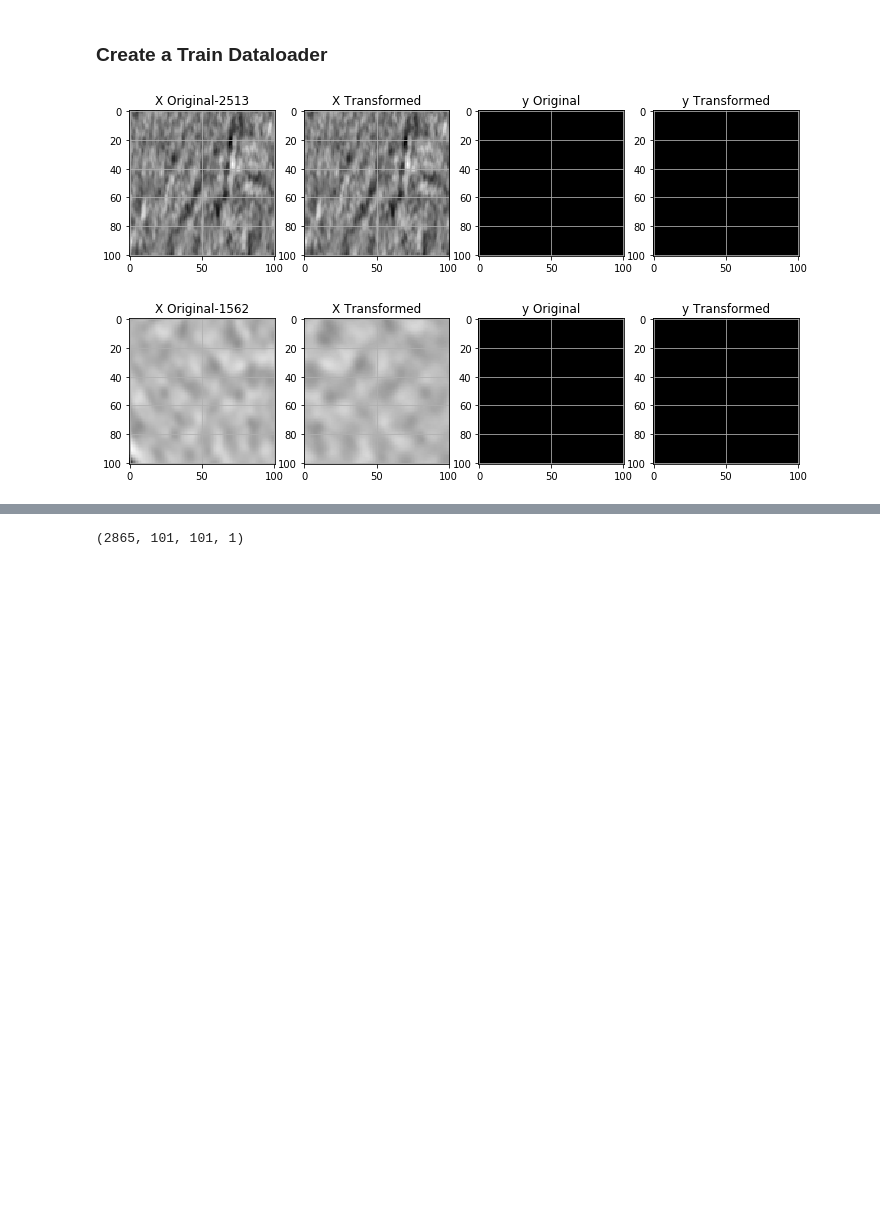
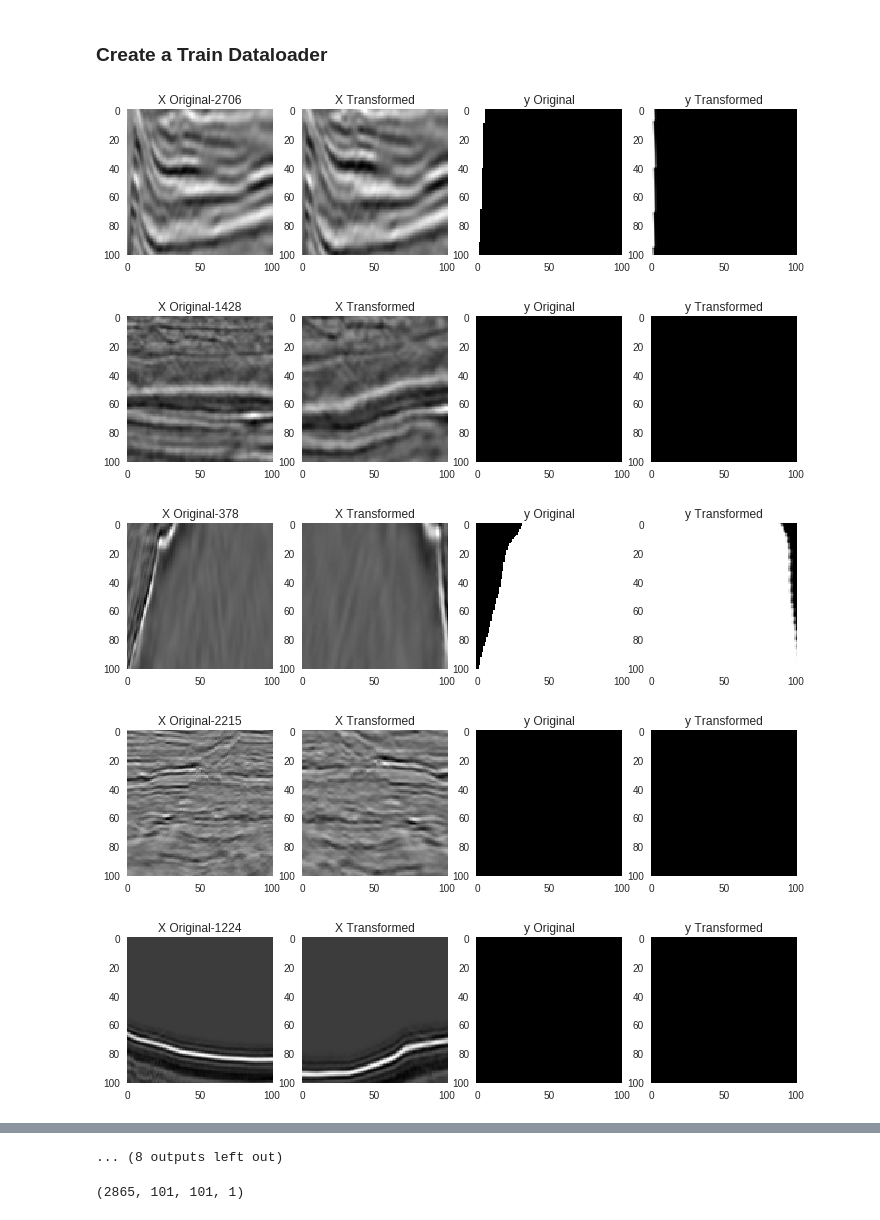
Before and after one commit to allen-q/salt_oil, a Jupyter notebook: salt_model_v24_data_pre_process.ipynb, the cells around one changed output, grey strips where cells are left out. Drawn from its saved outputs; the diff is of its cells as text; code cells hidden in the pictures; blank space fills up the shorter version.

```diff
--- a/salt_model_v24_data_pre_process.ipynb
+++ b/salt_model_v24_data_pre_process.ipynb
@@ -257,10 +290,10 @@ all_data = {
     'X_train_mean_img': X_train_mean_img
 }
 # %%
-hard_img_ids = [ e.split('\\')[-1].split('.')[0].split('_')+['HARD'] for e in glob.glob(f'./data/train_img_pred_hard/*.png')]
+'''hard_img_ids = [ e.split('\\')[-1].split('.')[0].split('_')+['HARD'] for e in glob.glob(f'./data/train_img_pred_hard/*.png')]
 df_hard_img_ids = pd.DataFrame(hard_img_ids, columns=['iou', 'id', 'depth', 'type'])
 easy_img_ids = [ e.split('\\')[-1].split('.')[0].split('_')+['EASY'] for e in glob.glob(f'./data/train_img_pred_easy/*.png')]
 df_easy_img_ids = pd.DataFrame(easy_img_ids, columns=['iou', 'id', 'depth', 'type'])
 df_train_img_iou = pd.concat([df_easy_img_ids, df_hard_img_ids])
 with open('./data/df_train_img_iou.pickle', 'wb') as f:
-    pickle.dump(df_train_img_iou, f)
+    pickle.dump(df_train_img_iou, f)'''
@@ -343,15 +378,18 @@ assert sample[3].shape == torch.Size([train_data_params['batch_size']])
 # %%
 i = 0
 for X_batch, y_batch, d_batch, X_id in dataloaders['train']:
     i+=1
-    if i>2:
+    if i>20:
         break
     X_orig = X_train[X_id[0]].squeeze()/255
     X_tsfm = X_batch[0,0].squeeze().cpu().detach().numpy()[13:114,13:114] + X_train_mean_img.squeeze()
     y_orig = y_train[X_id[0]].squeeze()
     y_tsfm = (y_batch[0].squeeze().cpu().detach().numpy())
     plot_img_mask_pred([X_orig, X_tsfm, y_orig, y_tsfm],
                        [f'X Original-{X_id[0]}', 'X Transformed', 'y Original', 'y Transformed'])
 # %% [output]
-[figure, old version]
+[figure, new version]
-[figure, old version]
+[figure, new version]
+[figure, added]
+[figure, added]
+[figure, added]
@@ -358,3 +403,4 @@ for X_batch, y_batch, d_batch, X_id in dataloaders['train']:
+... (8 outputs left out)
 # %%
 X_train.shape
 # %% [output]
```
Also changed, not shown: parts of 30 cells of this notebook.
